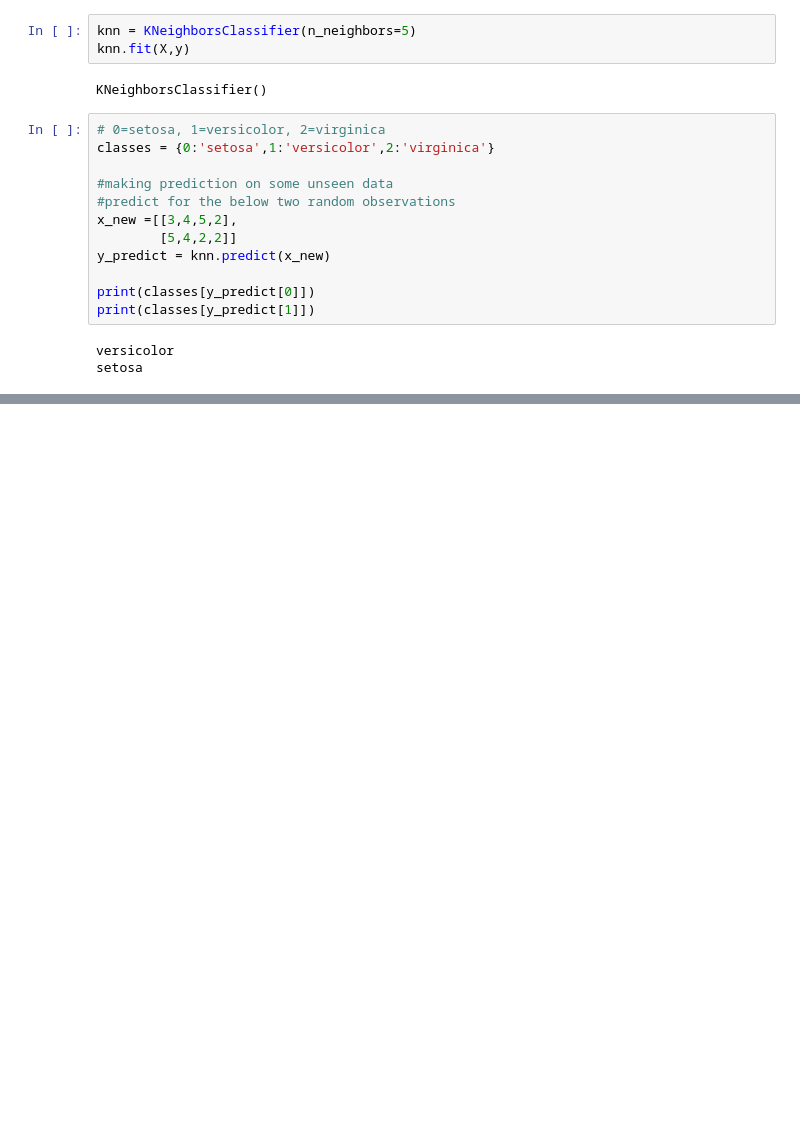
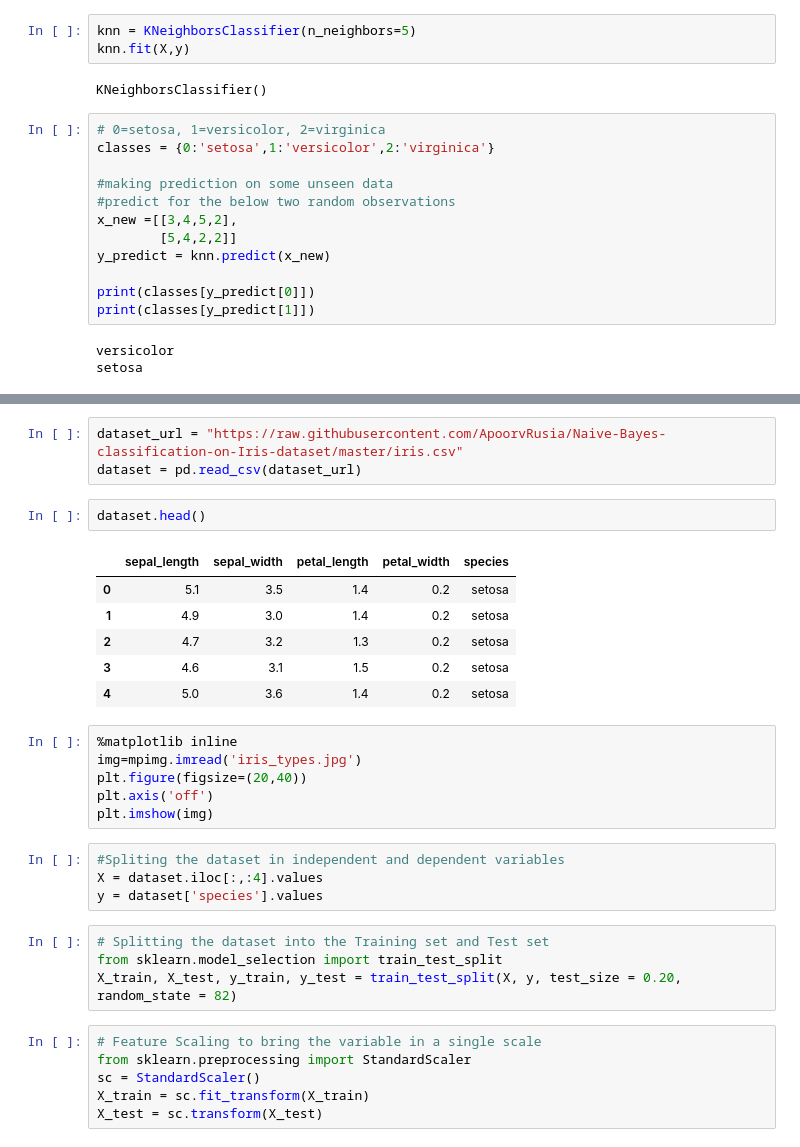
Before and after one commit to Nauvaldi/Dataset, a Jupyter notebook: notebooks.ipynb, the cells around one changed output, grey strips where cells are left out. Drawn from its saved outputs; the diff is of its cells as text; blank space fills up the shorter version.

```diff
--- a/notebooks.ipynb
+++ b/notebooks.ipynb
@@ -389,0 +400,32 @@ setosa
+# %%
+dataset_url = "https://raw.githubusercontent.com/ApoorvRusia/Naive-Bayes-classification-on-Iris-dataset/master/iris.csv"
+dataset = pd.read_csv(dataset_url)
+# %%
+dataset.head()
+# %% [output]
+|  | sepal_length | sepal_width | petal_length | petal_width | species |
+| 0 | 5.1 | 3.5 | 1.4 | 0.2 | setosa |
+| 1 | 4.9 | 3.0 | 1.4 | 0.2 | setosa |
+| 2 | 4.7 | 3.2 | 1.3 | 0.2 | setosa |
+| 3 | 4.6 | 3.1 | 1.5 | 0.2 | setosa |
+| 4 | 5.0 | 3.6 | 1.4 | 0.2 | setosa |
+# %%
+%matplotlib inline
+img=mpimg.imread('iris_types.jpg')
+plt.figure(figsize=(20,40))
+plt.axis('off')
+plt.imshow(img)
+# %%
+#Spliting the dataset in independent and dependent variables
+X = dataset.iloc[:,:4].values
+y = dataset['species'].values
+# %%
+# Splitting the dataset into the Training set and Test set
+from sklearn.model_selection import train_test_split
+X_train, X_test, y_train, y_test = train_test_split(X, y, test_size = 0.20, random_state = 82)
+# %%
+# Feature Scaling to bring the variable in a single scale
+from sklearn.preprocessing import StandardScaler
+sc = StandardScaler()
+X_train = sc.fit_transform(X_train)
+X_test = sc.transform(X_test)
```
Also changed, not shown: parts of 8 cells of this notebook.
